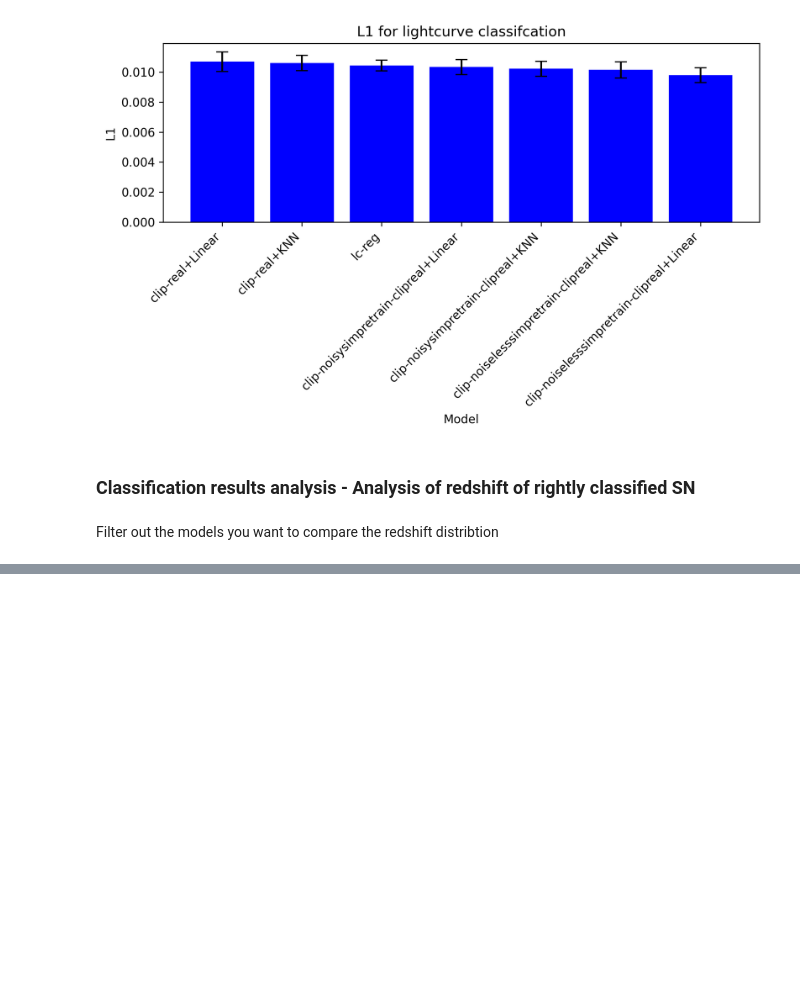
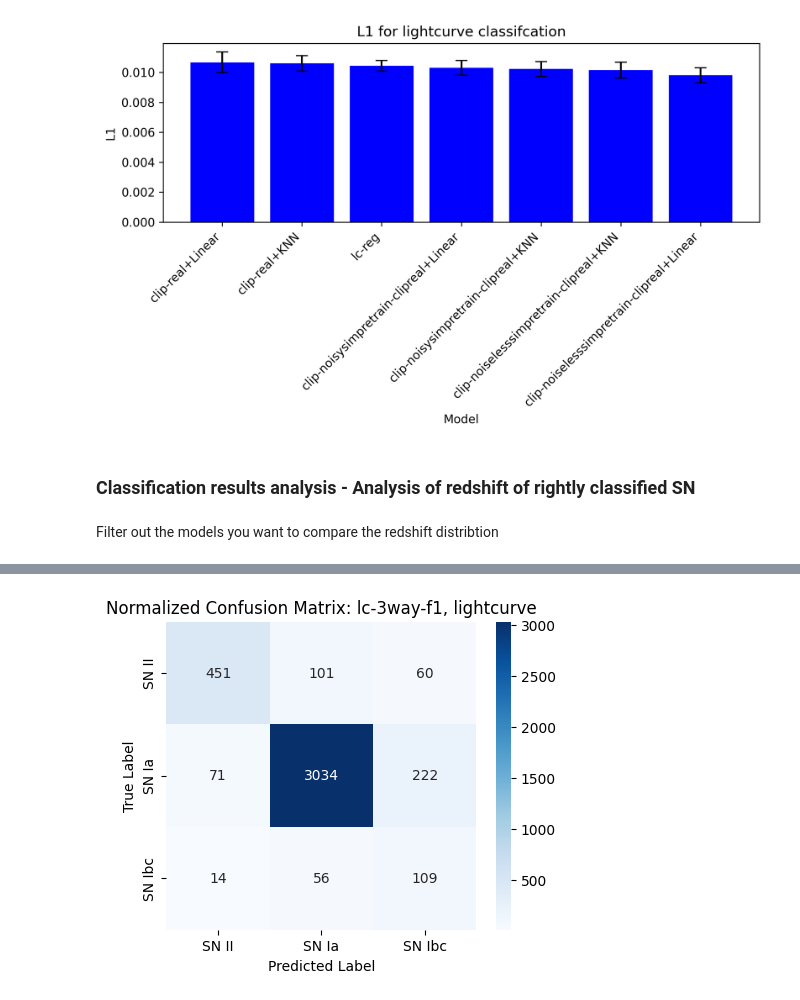
Before and after one commit to ThomasHelfer/multimodal-supernovae, a Jupyter notebook: plot_data.ipynb, the cells around one changed output, grey strips where cells are left out. Cells and saved outputs as stored; diff of their text form; code cells hidden in the pictures; blank space fills up the shorter version.

```diff
--- a/plot_data.ipynb
+++ b/plot_data.ipynb
@@ -105,12 +87,13 @@ plt.tight_layout()
 # %%
 # ========================
 variable_name = "L1"  # Choose [ L1	L2	R2	OLF]
+modality = "lightcurve"
 # ========================
 
 lc_reg_mean = reg_mean[
-    reg_mean["Combination"] == "lightcurve"
+    reg_mean["Combination"] == modality
 ]  # .drop(columns=dropcols)
-lc_reg_std = reg_std[reg_std["Combination"] == "lightcurve"]  # .drop(columns=dropcols)
+lc_reg_std = reg_std[reg_std["Combination"] == modality]  # .drop(columns=dropcols)
 lc_reg_mean = lc_reg_mean.sort_values(by=variable_name, ascending=False)
 lc_reg_std = lc_reg_std.loc[lc_reg_mean.index]
 plt.figure(figsize=(8, 5), dpi=300)
@@ -263,0 +400,9 @@ plt.show()
+# %%
+plot_cm(
+    merged_classification,
+    modelname="lc-3way-f1",
+    modality="lightcurve",
+    normalisation="NA", # "recall" / "precision"
+)
+# %% [output]
+[figure, added]
```
Also changed, not shown: parts of 12 cells of this notebook.
